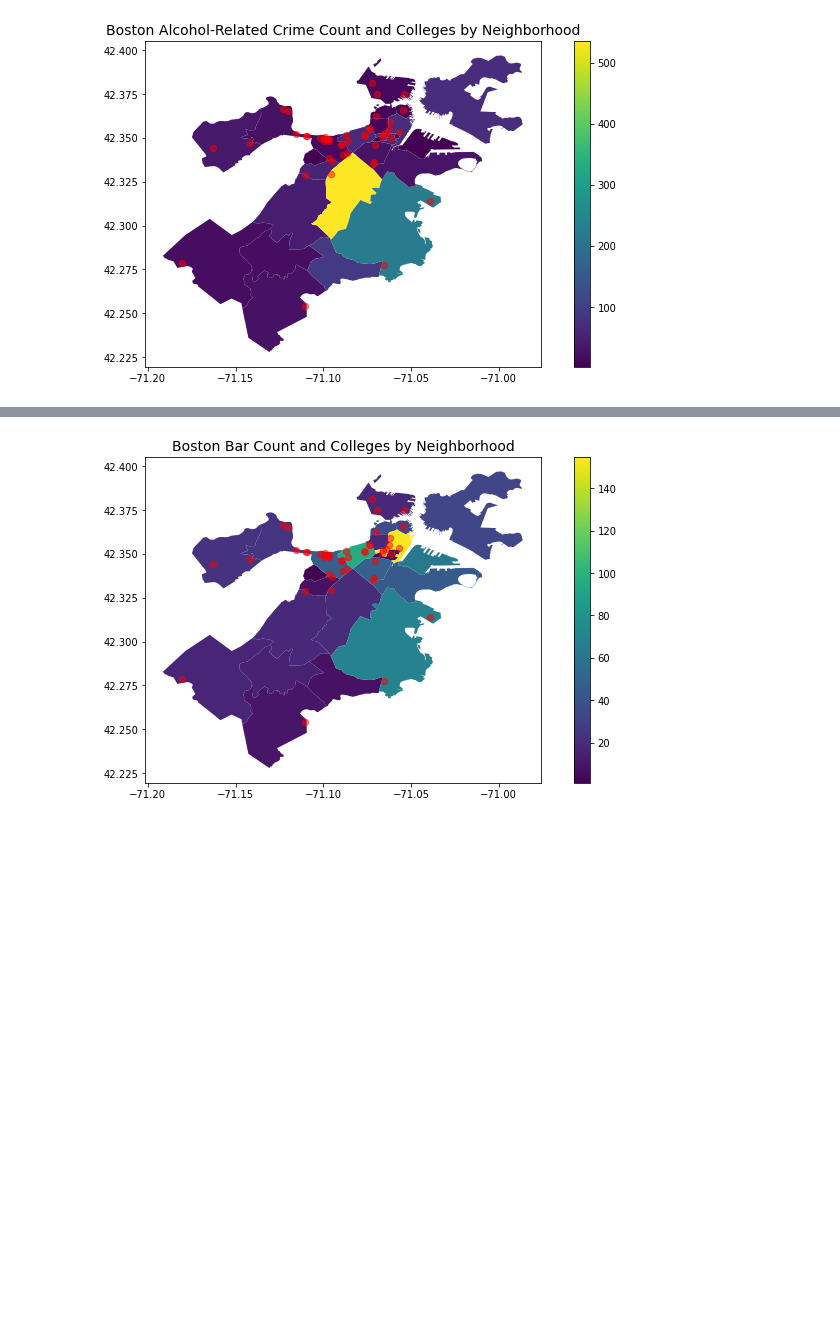
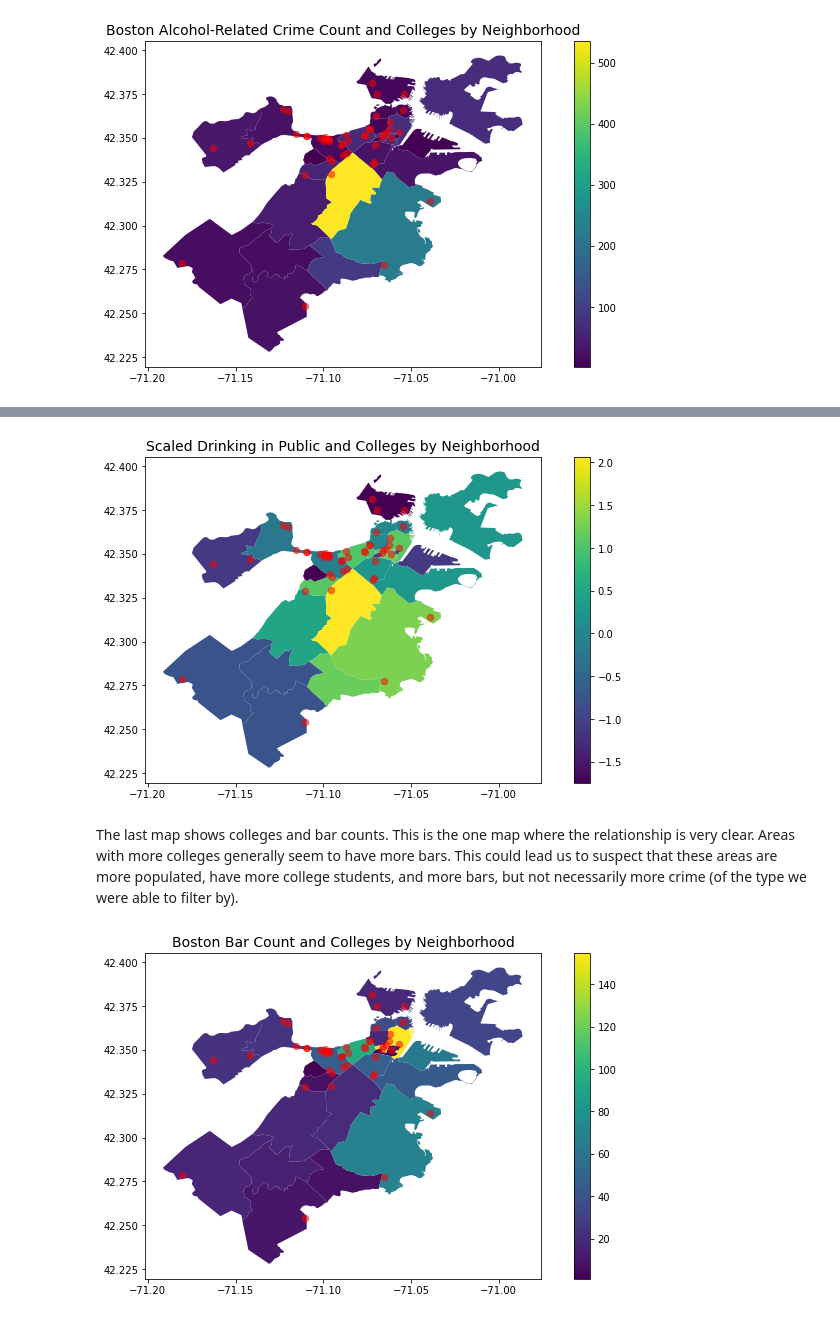
Before and after one commit to pickdani/Bostonography-Final, a Jupyter notebook: data-manipulation.ipynb, the cells around one changed output, grey strips where cells are left out. Drawn from its saved outputs; the diff is of its cells as text; code cells hidden in the pictures; blank space fills up the shorter version.

```diff
--- a/data-manipulation.ipynb
+++ b/data-manipulation.ipynb
@@ -419,3 +476,20 @@ plt.show()
+# %%
+scaler = PowerTransformer()
+scaled_df = combined_df.copy()
+
+scaled_df['drinking_public_crimes'] = \
+scaler.fit_transform(scaled_df['drinking_public_crimes'].values.reshape(-1,1))
+
+fig,ax = plt.subplots(figsize = (12,6))
+crime_map = pd.merge(nb, scaled_df, on="Neighborhood_ID")
+crime_map.plot(ax = ax, column = 'drinking_public_crimes', legend=True)
+g = c_geo_df.plot(ax=ax, markersize = 40, color = 'red', alpha=0.5)
+plt.title('Scaled Drinking in Public and Colleges by Neighborhood', fontsize = 14)
+plt.show()
+# %% [output]
+[figure, added]
+# %% [markdown]
+The last map shows colleges and bar counts. This is the one map where the relationship is very clear. Areas with more colleges generally seem to have more bars. This could lead us to suspect that these areas are more populated, have more college students, and more bars, but not necessarily more crime (of the type we were able to filter by).
 # %%
 fig,ax = plt.subplots(figsize = (12,6))
 bar_map = pd.merge(nb, combined_df, on="Neighborhood_ID")
```
Also changed, not shown: parts of 26 cells of this notebook.
